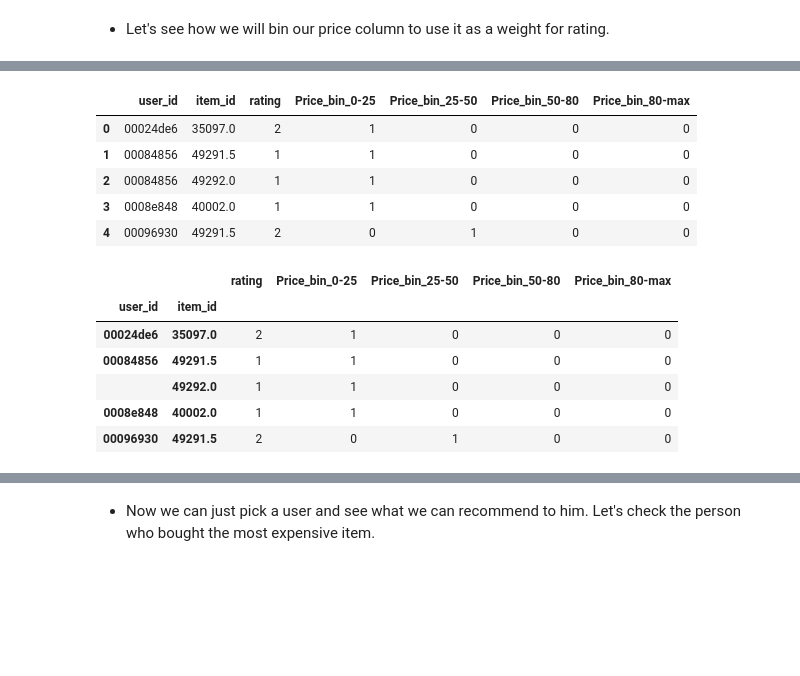
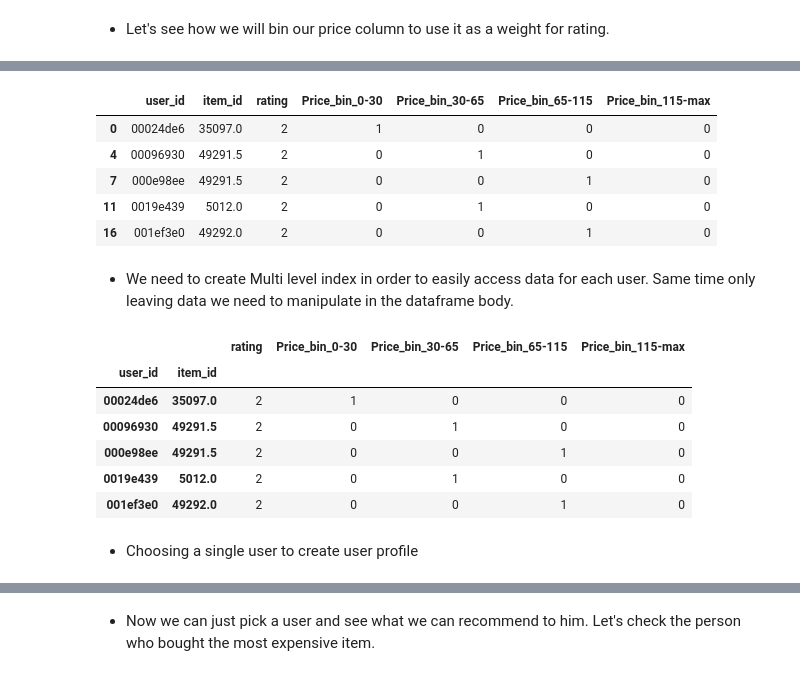
Before and after one commit to Folongton/Recommendation_Engine, a Jupyter notebook: Recommendation_System.ipynb, the cells around one changed output, grey strips where cells are left out. Saved outputs shown, nothing was run; the diff lists cells and outputs as text; code cells hidden in the pictures; blank space fills up the shorter version.

```diff
--- a/Recommendation_System.ipynb
+++ b/Recommendation_System.ipynb
@@ -216,12 +266,12 @@ sns.displot(df_simple_rep_w_price['Price'], bins=100)
 # %%
 # create Price bins as columns with 1 if item is in bin and 0 if not
-df_simple_rep_w_price['Price_bin_0-25'] = df_simple_rep_w_price['Price'].apply(lambda x: 1 if x < 25 else 0)
-df_simple_rep_w_price['Price_bin_25-50'] = df_simple_rep_w_price['Price'].apply(lambda x: 1 if x >= 25 and x < 50 else 0)
-df_simple_rep_w_price['Price_bin_50-80'] = df_simple_rep_w_price['Price'].apply(lambda x: 1 if x >= 50 and x < 80 else 0)
-df_simple_rep_w_price['Price_bin_80-max'] = df_simple_rep_w_price['Price'].apply(lambda x: 1 if x >= 80 else 0)
+df_simple_reccomender_w_price['Price_bin_0-30'] = df_simple_reccomender_w_price['Price'].apply(lambda x: 1 if x < 30 else 0)
+df_simple_reccomender_w_price['Price_bin_30-65'] = df_simple_reccomender_w_price['Price'].apply(lambda x: 1 if x >= 30 and x < 65 else 0)
+df_simple_reccomender_w_price['Price_bin_65-115'] = df_simple_reccomender_w_price['Price'].apply(lambda x: 1 if x >= 65 and x < 115 else 0)
+df_simple_reccomender_w_price['Price_bin_115-max'] = df_simple_reccomender_w_price['Price'].apply(lambda x: 1 if x >= 115 else 0)
 # %%
-df_simple_rep_w_price = df_simple_rep_w_price.drop('Price', axis=1)
+df_simple_reccomender_w_price = df_simple_reccomender_w_price.drop('Price', axis=1)
 # %%
-df_simple_rep_w_price['Amount'] = df_simple_rep_w_price['Amount'].astype(int)
-df_simple_rep_w_price.head(2)
+df_simple_reccomender_w_price['Amount'] = df_simple_reccomender_w_price['Amount'].astype(int)
+df_simple_reccomender_w_price.head(2)
 # %% [output]
@@ -231,4 +281,4 @@ df_simple_rep_w_price.head(2)
 # %%
-df_simple_rep_w_price.rename(columns={'Main_ID': 'user_id', 'Code_Product': 'item_id', 'Amount': 'rating'}, inplace=True)
-df_simple_rep_w_price.head(2)
+df_simple_reccomender_w_price.rename(columns={'Main_ID': 'user_id', 'Code_Product': 'item_id', 'Amount': 'rating'}, inplace=True)
+df_simple_reccomender_w_price.head(2)
 # %% [output]
@@ -244,22 +294,26 @@ df_simple_rep_w_price.shape
 # %%
-df_simple_rep_w_price.head()
+df_simple_reccomender_w_price.head()
 # %% [output]
-|  | user_id | item_id | rating | Price_bin_0-25 | Price_bin_25-50 | Price_bin_50-80 | Price_bin_80-max |
+|  | user_id | item_id | rating | Price_bin_0-30 | Price_bin_30-65 | Price_bin_65-115 | Price_bin_115-max |
 | 0 | 00024de6 | 35097.0 | 2 | 1 | 0 | 0 | 0 |
-| 1 | 00084856 | 49291.5 | 1 | 1 | 0 | 0 | 0 |
-| 2 | 00084856 | 49292.0 | 1 | 1 | 0 | 0 | 0 |
-| 3 | 0008e848 | 40002.0 | 1 | 1 | 0 | 0 | 0 |
 | 4 | 00096930 | 49291.5 | 2 | 0 | 1 | 0 | 0 |
+| 7 | 000e98ee | 49291.5 | 2 | 0 | 0 | 1 | 0 |
+| 11 | 0019e439 | 5012.0 | 2 | 0 | 1 | 0 | 0 |
+| 16 | 001ef3e0 | 49292.0 | 2 | 0 | 0 | 1 | 0 |
+# %% [markdown]
+* We need to create Multi level index in order to easily access data for each user. Same time only leaving data we need to manipulate in the dataframe body.
 # %%
-df_simple_rep_w_price.index = pd.MultiIndex.from_arrays([df_simple_rep_w_price['user_id'],
-                                                        df_simple_rep_w_price['item_id']] )
-df_SRWP_ready = df_simple_rep_w_price.drop(columns=['user_id','item_id'])
+df_simple_reccomender_w_price.index = pd.MultiIndex.from_arrays([df_simple_reccomender_w_price['user_id'],
+                                                                df_simple_reccomender_w_price['item_id']] )
+df_SRWP_ready = df_simple_reccomender_w_price.drop(columns=['user_id','item_id'])
 df_SRWP_ready.head()
 # %% [output]
-|  |  | rating | Price_bin_0-25 | Price_bin_25-50 | Price_bin_50-80 | Price_bin_80-max |
+|  |  | rating | Price_bin_0-30 | Price_bin_30-65 | Price_bin_65-115 | Price_bin_115-max |
 | user_id | item_id |  |  |  |  |  |
 | 00024de6 | 35097.0 | 2 | 1 | 0 | 0 | 0 |
-| 00084856 | 49291.5 | 1 | 1 | 0 | 0 | 0 |
-|  | 49292.0 | 1 | 1 | 0 | 0 | 0 |
-| 0008e848 | 40002.0 | 1 | 1 | 0 | 0 | 0 |
 | 00096930 | 49291.5 | 2 | 0 | 1 | 0 | 0 |
+| 000e98ee | 49291.5 | 2 | 0 | 0 | 1 | 0 |
+| 0019e439 | 5012.0 | 2 | 0 | 1 | 0 | 0 |
+| 001ef3e0 | 49292.0 | 2 | 0 | 0 | 1 | 0 |
+# %% [markdown]
+* Choosing a single user to create user profile
```
Also changed, not shown: parts of 49 cells of this notebook.
